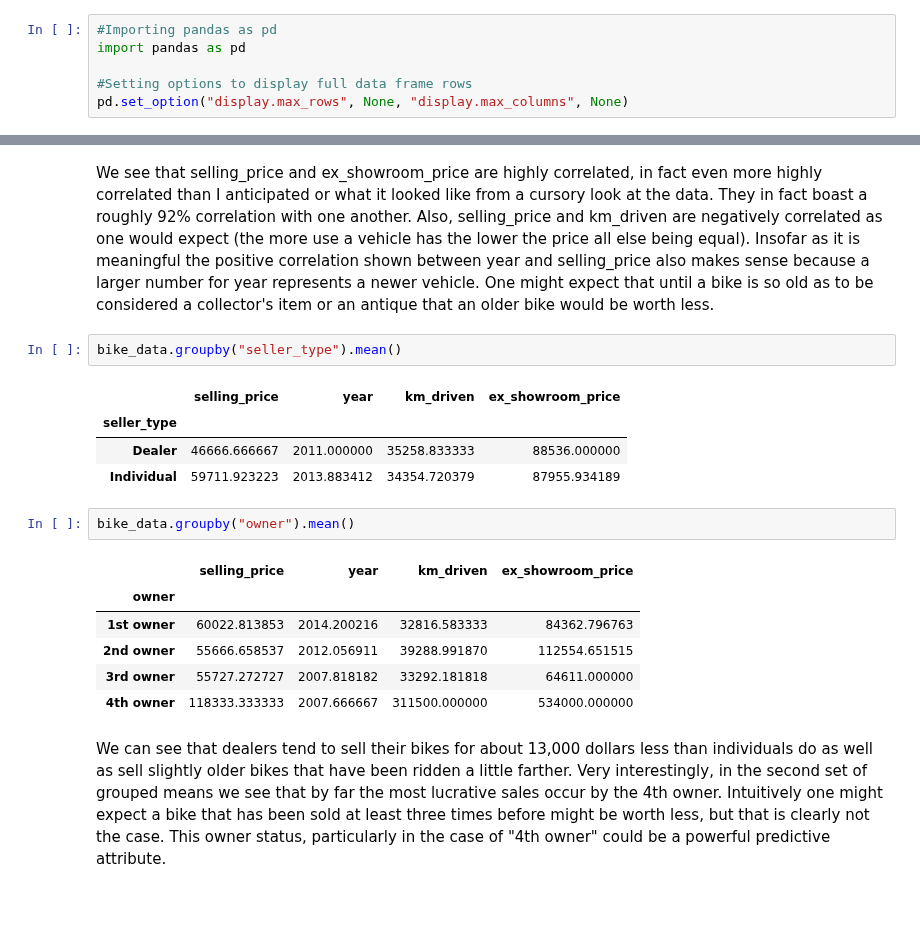
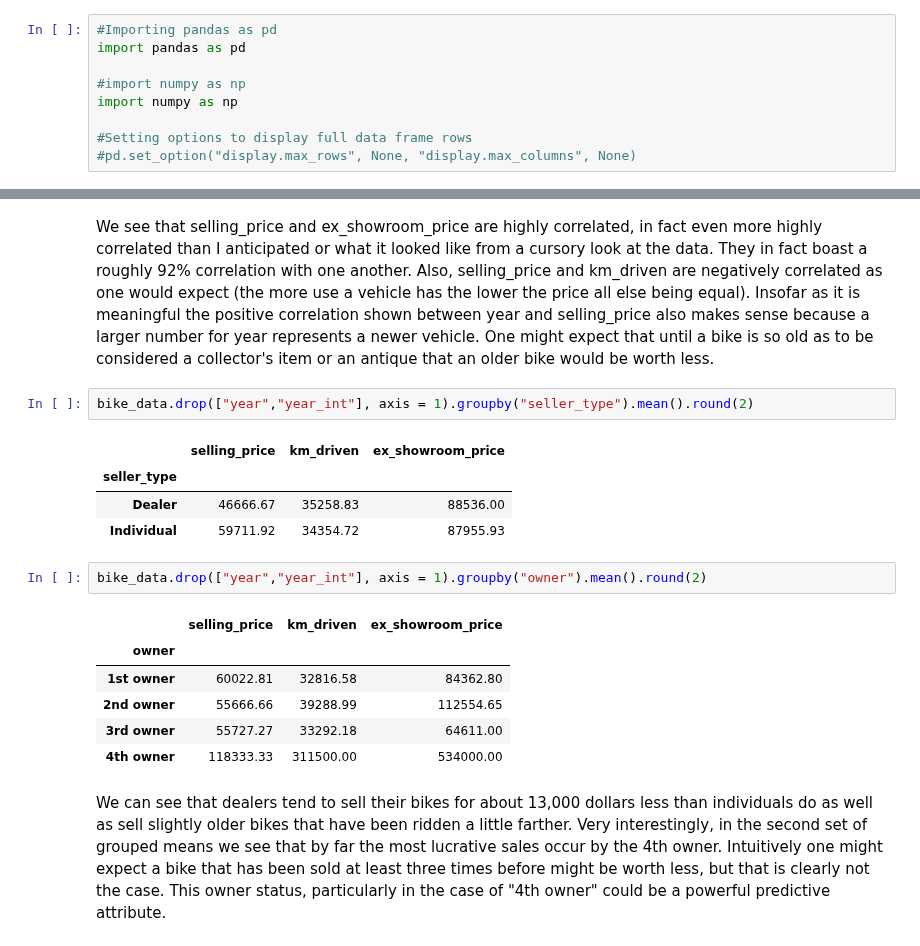
Before and after one commit to akoncsugit/ST590Project1, a Jupyter notebook: Project1.ipynb, the cells around one changed output, grey strips where cells are left out. Drawn from its saved outputs; the diff is of its cells as text; blank space fills up the shorter version.

```diff
--- a/Project1.ipynb
+++ b/Project1.ipynb
@@ -4,8 +4,11 @@
 #Importing pandas as pd
 import pandas as pd
 
+#import numpy as np
+import numpy as np
+
 #Setting options to display full data frame rows
-pd.set_option("display.max_rows", None, "display.max_columns", None)
+#pd.set_option("display.max_rows", None, "display.max_columns", None)
 # %%
 #Reading in bikeDetails data set using pandas
 bike_data = pd.read_csv("bikeDetails.csv")
@@ -263,20 +312,20 @@ bike_data.corr()
 # %% [markdown]
 We see that selling_price and ex_showroom_price are highly correlated, in fact even more highly correlated than I anticipated or what it looked like from a cursory look at the data. They in fact boast a roughly 92% correlation with one another. Also, selling_price and km_driven are negatively correlated as one would expect (the more use a vehicle has the lower the price all else being equal). Insofar as it is meaningful the positive correlation shown between year and selling_price also makes sense because a larger number for year represents a newer vehicle. One might expect that until a bike is so old as to be considered a collector's item or an antique that an older bike would be worth less.
 # %%
-bike_data.groupby("seller_type").mean()
+bike_data.drop(["year","year_int"], axis = 1).groupby("seller_type").mean().round(2)
 # %% [output]
-|  | selling_price | year | km_driven | ex_showroom_price |
-| seller_type |  |  |  |  |
-| Dealer | 46666.666667 | 2011.000000 | 35258.833333 | 88536.000000 |
-| Individual | 59711.923223 | 2013.883412 | 34354.720379 | 87955.934189 |
+|  | selling_price | km_driven | ex_showroom_price |
+| seller_type |  |  |  |
+| Dealer | 46666.67 | 35258.83 | 88536.00 |
+| Individual | 59711.92 | 34354.72 | 87955.93 |
 # %%
-bike_data.groupby("owner").mean()
+bike_data.drop(["year","year_int"], axis = 1).groupby("owner").mean().round(2)
 # %% [output]
-|  | selling_price | year | km_driven | ex_showroom_price |
-| owner |  |  |  |  |
-| 1st owner | 60022.813853 | 2014.200216 | 32816.583333 | 84362.796763 |
-| 2nd owner | 55666.658537 | 2012.056911 | 39288.991870 | 112554.651515 |
-| 3rd owner | 55727.272727 | 2007.818182 | 33292.181818 | 64611.000000 |
-| 4th owner | 118333.333333 | 2007.666667 | 311500.000000 | 534000.000000 |
+|  | selling_price | km_driven | ex_showroom_price |
+| owner |  |  |  |
+| 1st owner | 60022.81 | 32816.58 | 84362.80 |
+| 2nd owner | 55666.66 | 39288.99 | 112554.65 |
+| 3rd owner | 55727.27 | 33292.18 | 64611.00 |
+| 4th owner | 118333.33 | 311500.00 | 534000.00 |
 # %% [markdown]
 We can see that dealers tend to sell their bikes for about 13,000 dollars less than individuals do as well as sell slightly older bikes that have been ridden a little farther. Very interestingly, in the second set of grouped means we see that by far the most lucrative sales occur by the 4th owner. Intuitively one might expect a bike that has been sold at least three times before might be worth less, but that is clearly not the case. This owner status, particularly in the case of "4th owner" could be a powerful predictive attribute.
```
Also changed, not shown: parts of 8 cells of this notebook.
